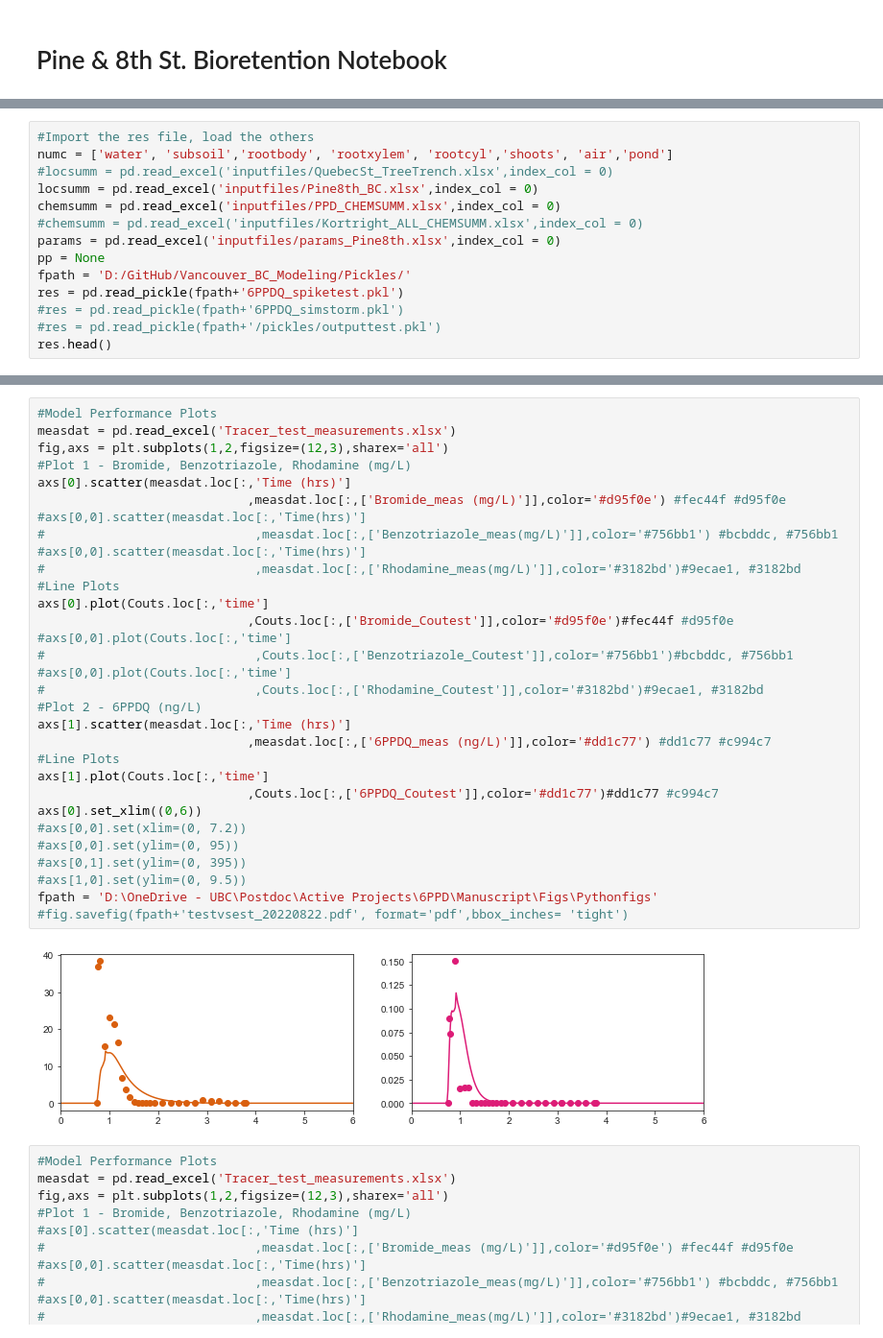
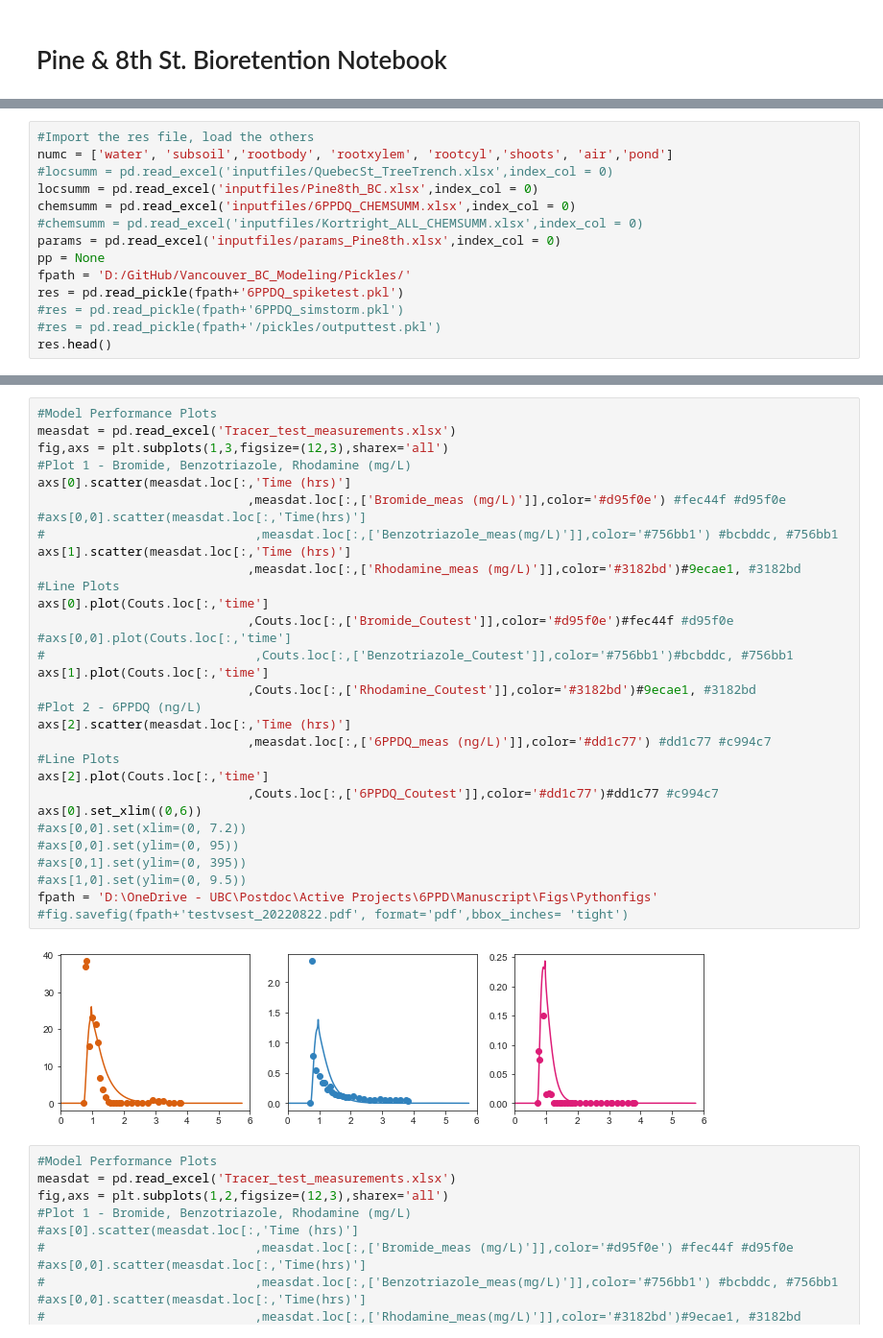
Before and after one commit to tfmrodge/SubsurfaceSinks, a Jupyter notebook: Pine & 8th BC Plotting.ipynb, the cells around one changed output, grey strips where cells are left out. Shown at 96% size. Saved outputs shown, nothing was run; the diff lists cells and outputs as text.

```diff
--- a/Pine & 8th BC Plotting.ipynb
+++ b/Pine & 8th BC Plotting.ipynb
@@ -16,7 +16,7 @@ from BioretentionBlues import BCBlues
 numc = ['water', 'subsoil','rootbody', 'rootxylem', 'rootcyl','shoots', 'air','pond']
 #locsumm = pd.read_excel('inputfiles/QuebecSt_TreeTrench.xlsx',index_col = 0)
 locsumm = pd.read_excel('inputfiles/Pine8th_BC.xlsx',index_col = 0)
-chemsumm = pd.read_excel('inputfiles/PPD_CHEMSUMM.xlsx',index_col = 0)
+chemsumm = pd.read_excel('inputfiles/6PPDQ_CHEMSUMM.xlsx',index_col = 0)
 #chemsumm = pd.read_excel('inputfiles/Kortright_ALL_CHEMSUMM.xlsx',index_col = 0)
 params = pd.read_excel('inputfiles/params_Pine8th.xlsx',index_col = 0)
 pp = None
@@ -75,36 +75,36 @@ Couts.head()
 # %%
 #Model Performance Plots
 measdat = pd.read_excel('Tracer_test_measurements.xlsx')
-fig,axs = plt.subplots(1,2,figsize=(12,3),sharex='all')
+fig,axs = plt.subplots(1,3,figsize=(12,3),sharex='all')
 #Plot 1 - Bromide, Benzotriazole, Rhodamine (mg/L)
 axs[0].scatter(measdat.loc[:,'Time (hrs)']
                             ,measdat.loc[:,['Bromide_meas (mg/L)']],color='#d95f0e') #fec44f #d95f0e
 #axs[0,0].scatter(measdat.loc[:,'Time(hrs)']
 #                            ,measdat.loc[:,['Benzotriazole_meas(mg/L)']],color='#756bb1') #bcbddc, #756bb1
-#axs[0,0].scatter(measdat.loc[:,'Time(hrs)']
-#                            ,measdat.loc[:,['Rhodamine_meas(mg/L)']],color='#3182bd')#9ecae1, #3182bd
+axs[1].scatter(measdat.loc[:,'Time (hrs)']
+                            ,measdat.loc[:,['Rhodamine_meas (mg/L)']],color='#3182bd')#9ecae1, #3182bd
 #Line Plots
 axs[0].plot(Couts.loc[:,'time']
                             ,Couts.loc[:,['Bromide_Coutest']],color='#d95f0e')#fec44f #d95f0e
 #axs[0,0].plot(Couts.loc[:,'time']
 #                            ,Couts.loc[:,['Benzotriazole_Coutest']],color='#756bb1')#bcbddc, #756bb1
-#axs[0,0].plot(Couts.loc[:,'time']
-#                            ,Couts.loc[:,['Rhodamine_Coutest']],color='#3182bd')#9ecae1, #3182bd
+axs[1].plot(Couts.loc[:,'time']
+                            ,Couts.loc[:,['Rhodamine_Coutest']],color='#3182bd')#9ecae1, #3182bd
 #Plot 2 - 6PPDQ (ng/L)
-axs[1].scatter(measdat.loc[:,'Time (hrs)']
+axs[2].scatter(measdat.loc[:,'Time (hrs)']
                             ,measdat.loc[:,['6PPDQ_meas (ng/L)']],color='#dd1c77') #dd1c77 #c994c7
 #Line Plots
-axs[1].plot(Couts.loc[:,'time']
+axs[2].plot(Couts.loc[:,'time']
                             ,Couts.loc[:,['6PPDQ_Coutest']],color='#dd1c77')#dd1c77 #c994c7
 axs[0].set_xlim((0,6))
 #axs[0,0].set(xlim=(0, 7.2))
 #axs[0,0].set(ylim=(0, 95))
 #axs[0,1].set(ylim=(0, 395))
 #axs[1,0].set(ylim=(0, 9.5))
 fpath = 'D:\OneDrive - UBC\Postdoc\Active Projects\6PPD\Manuscript\Figs\Pythonfigs'
 #fig.savefig(fpath+'testvsest_20220822.pdf', format='pdf',bbox_inches= 'tight')
 # %% [output]
-[figure, old version]
+[figure, new version]
 # %%
 #Model Performance Plots
 measdat = pd.read_excel('Tracer_test_measurements.xlsx')
```
Also changed, not shown: parts of 5 cells of this notebook, 13 other files.
